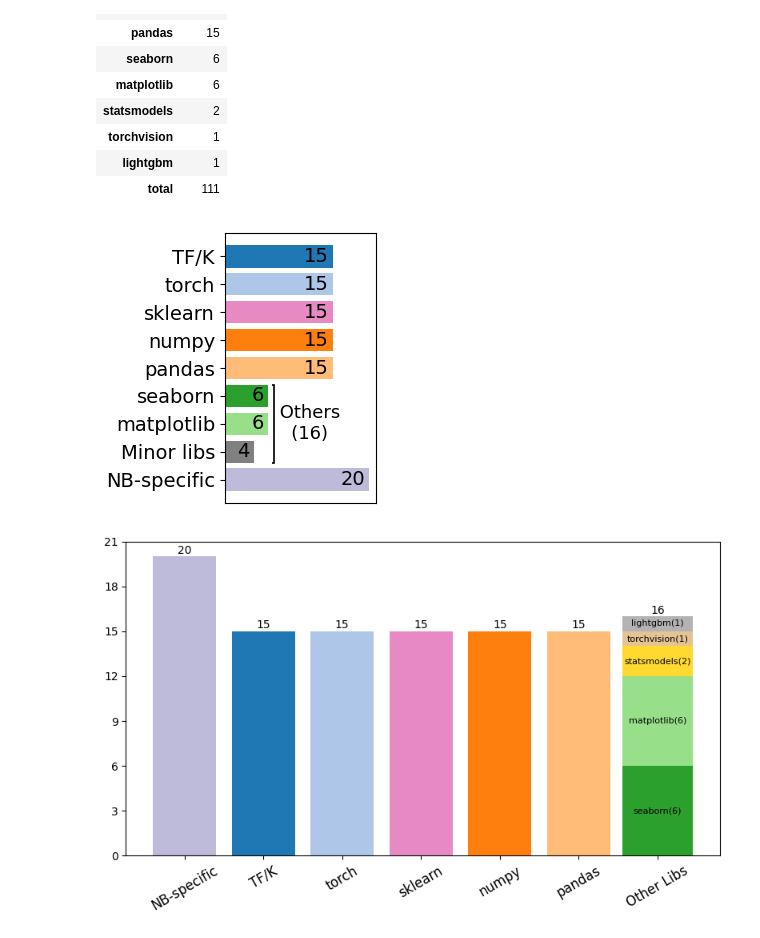
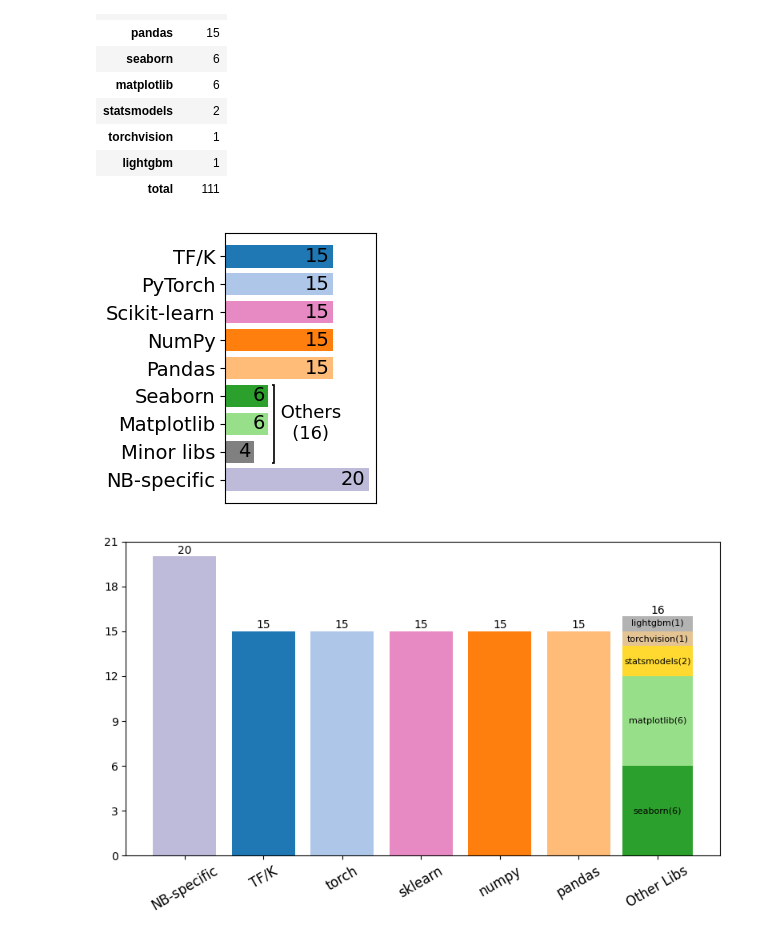
Before and after one commit to PELAB-LiU/JunoBench_construct, a Jupyter notebook: statistics_benchmark_all.ipynb, the cells around one changed output. Drawn from its saved outputs; the diff is of its cells as text; code cells hidden in the pictures.

```diff
--- a/statistics_benchmark_all.ipynb
+++ b/statistics_benchmark_all.ipynb
@@ -142,6 +142,9 @@ reordered_libs = ['TF/K', 'torch', 'sklearn', 'numpy', 'pandas',
                   'seaborn', 'matplotlib', 'Minor libs', 'NB-specific']
 
 main_causes = {k: main_causes[k] for k in reordered_libs}
+
+key_map = {'torch':'PyTorch', 'sklearn':'Scikit-learn', 'numpy':'NumPy', 'pandas':'Pandas', 'seaborn':'Seaborn', 'matplotlib':'Matplotlib'}
+main_causes = {key_map.get(k, k): v for k, v in main_causes.items()}
 
 # Prepare data: main libs + minor libs + nb specific
 labels = list(main_causes.keys())
@@ -175,38 +178,38 @@ ax.xaxis.set_major_locator(MaxNLocator(integer=True))
 for i in range(len(bar_widths)):
         ax.text(
             bar_widths[i] - 0.5,
             positions[i],
             str(bar_widths[i]),
             va='center',
             ha='right',
             fontsize=14
         )
 
 # === Add bracket for Others (matplotlib, seaborn, Minor libs) ===
 # These are the 6th, 7th, and 8th items (0-indexed)
-start_idx = labels.index('seaborn')
+start_idx = labels.index('Seaborn')
 end_idx = labels.index('Minor libs')
 
 y_top = positions[start_idx] - 0.4
 y_bottom = positions[end_idx] + 0.4
 x = bar_widths[5] + 0.5  # Place bracket slightly to the right of longest bar
 
 # Draw bracket
-others_sum = sum([main_causes['seaborn'], main_causes['matplotlib'], main_causes['Minor libs']])
+others_sum = sum([main_causes['Seaborn'], main_causes['Matplotlib'], main_causes['Minor libs']])
 utilplot.draw_bracket(
     ax=ax,
     x=bar_widths[6] + 0.5,
-    y_top=positions[labels.index('seaborn')] - 0.4,
+    y_top=positions[labels.index('Seaborn')] - 0.4,
     y_bottom=positions[labels.index('Minor libs')] + 0.4,
     label=f" Others\n   ({others_sum})",
     fontsize=13
 )
 
 plt.tight_layout()
-# plt.savefig(config.path_plot_default.joinpath("library_dist_horizontal.pdf"), bbox_inches='tight')
+plt.savefig(config.path_plot_default.joinpath("library_dist_horizontal.pdf"), bbox_inches='tight')
 plt.show()
 # %% [output]
-[figure, old version]
+[figure, new version]
 # %%
 # Major crash causes
 main_causes = {k: v for k, v in dict_lib.items() if v>=10}
```
